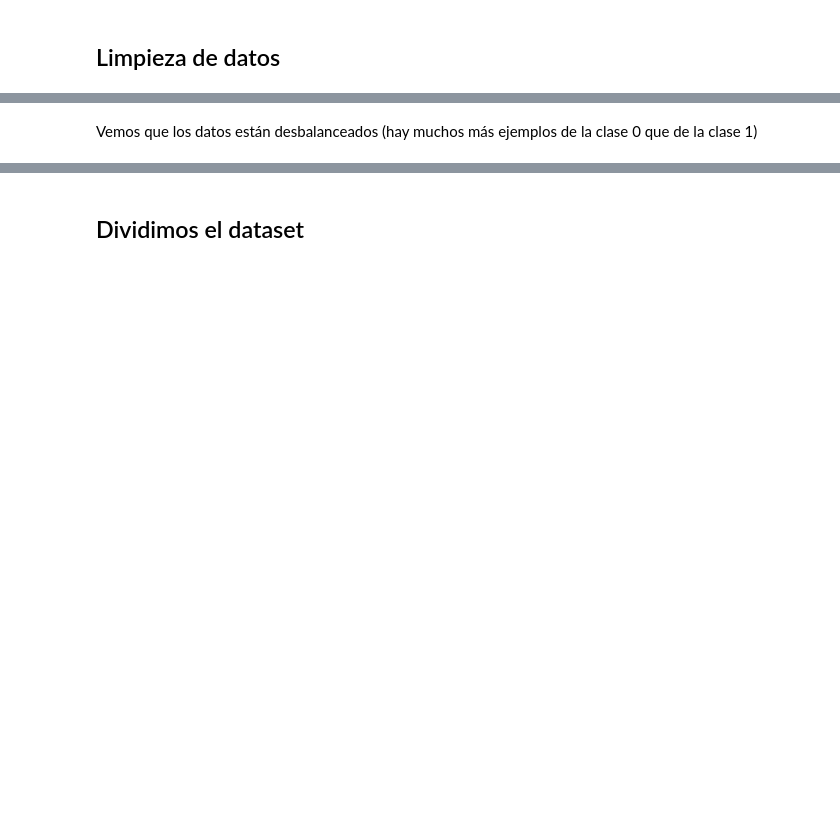
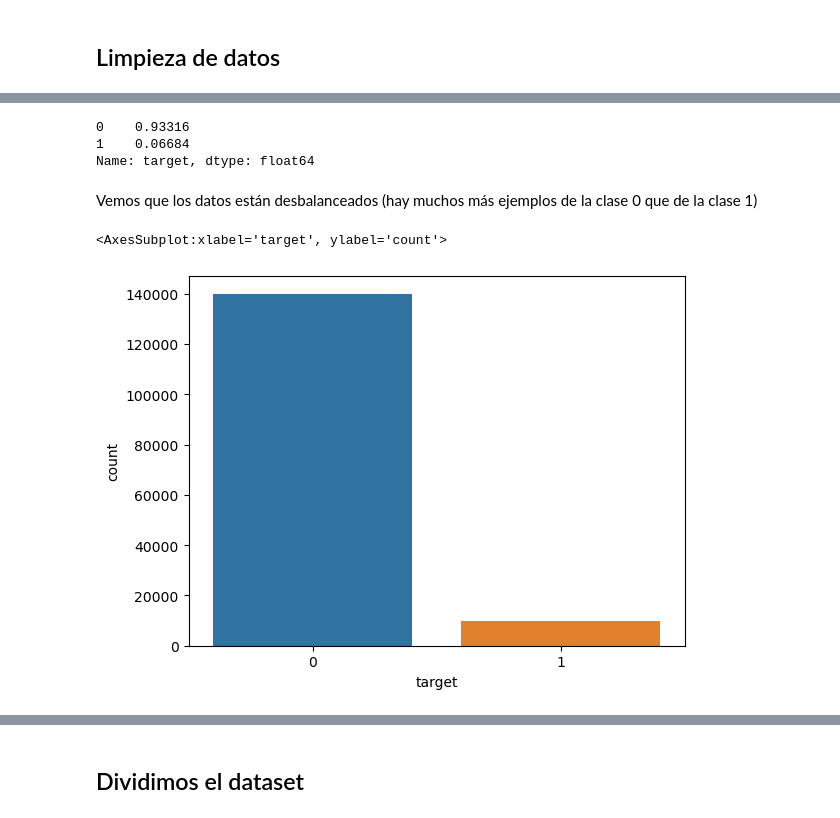
Before and after one commit to rafazamb/DS_PT_PR_SEP22, a Jupyter notebook: 03-Machine_Learning/01-Supervisado/03-Logistic Regression/02-Logistic Regressión (Credit).ipynb, the cells around one changed output, grey strips where cells are left out. Drawn from its saved outputs; the diff is of its cells as text; code cells hidden in the pictures; blank space fills up the shorter version.

```diff
--- a/03-Machine_Learning/01-Supervisado/03-Logistic Regression/02-Logistic Regressión (Credit).ipynb
+++ b/03-Machine_Learning/01-Supervisado/03-Logistic Regression/02-Logistic Regressión (Credit).ipynb
@@ -5,3 +5,11 @@
 Dataset de Kaggle: https://www.kaggle.com/c/GiveMeSomeCredit
 # %% [markdown]
 ![image.png](attachment:image.png)
+# %%
+import pandas as pd
+import seaborn as sns
+import matplotlib.pyplot as plt
+import numpy as np
+
+df = pd.read_csv('data/cs-training.csv')
+df.head()
@@ -8,2 +23,5 @@ Dataset de Kaggle: https://www.kaggle.com/c/GiveMeSomeCredit
 # %% [markdown]
 ## Limpieza de datos
+# %%
+df.rename(columns={'SeriousDlqin2yrs': 'target'}, inplace=True)
+df.head()
@@ -10,2 +35,13 @@ Dataset de Kaggle: https://www.kaggle.com/c/GiveMeSomeCredit
+# %%
+df.target.value_counts(normalize=True)
+# %% [output]
+0    0.93316
+1    0.06684
+Name: target, dtype: float64
 # %% [markdown]
 Vemos que los datos están desbalanceados (hay muchos más ejemplos de la clase 0 que de la clase 1)
+# %%
+sns.countplot(data=df, x='target')
+# %% [output]
+<AxesSubplot:xlabel='target', ylabel='count'>
+[figure, added]
```
Also changed, not shown: parts of 45 cells of this notebook.
